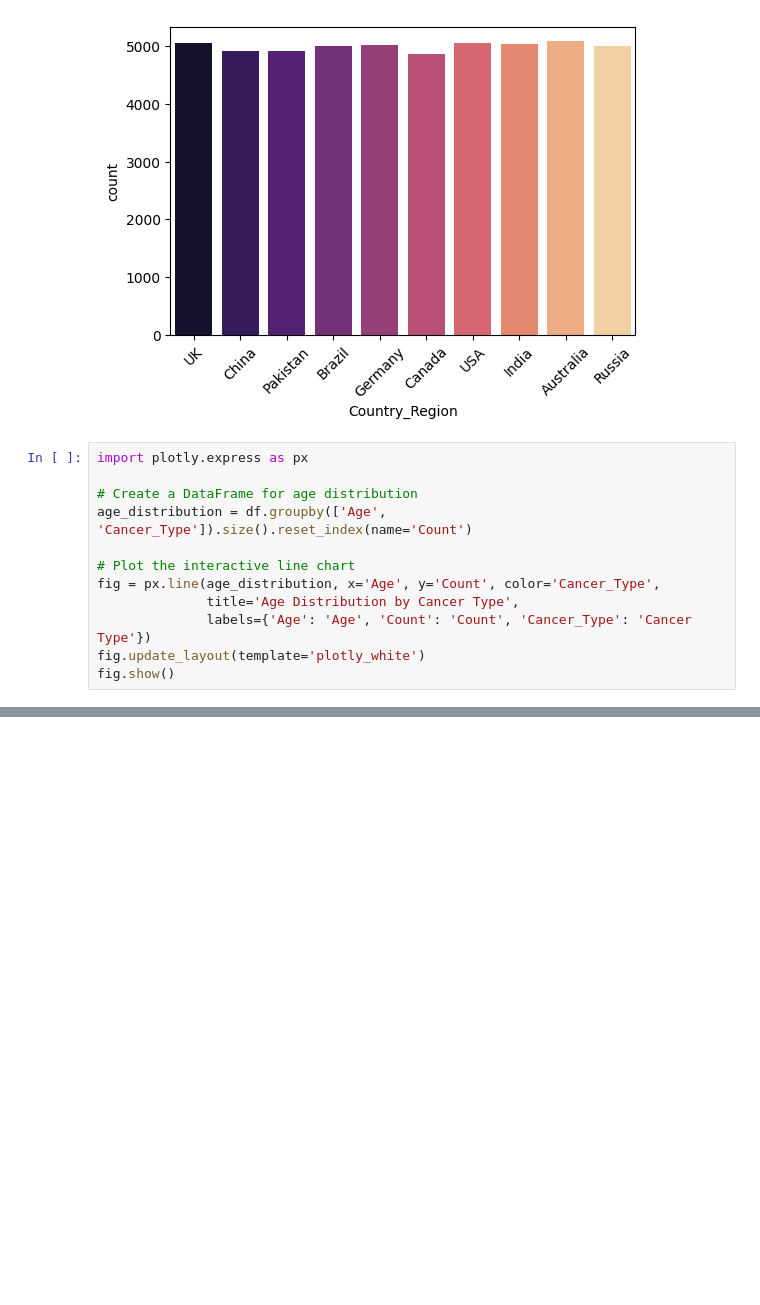
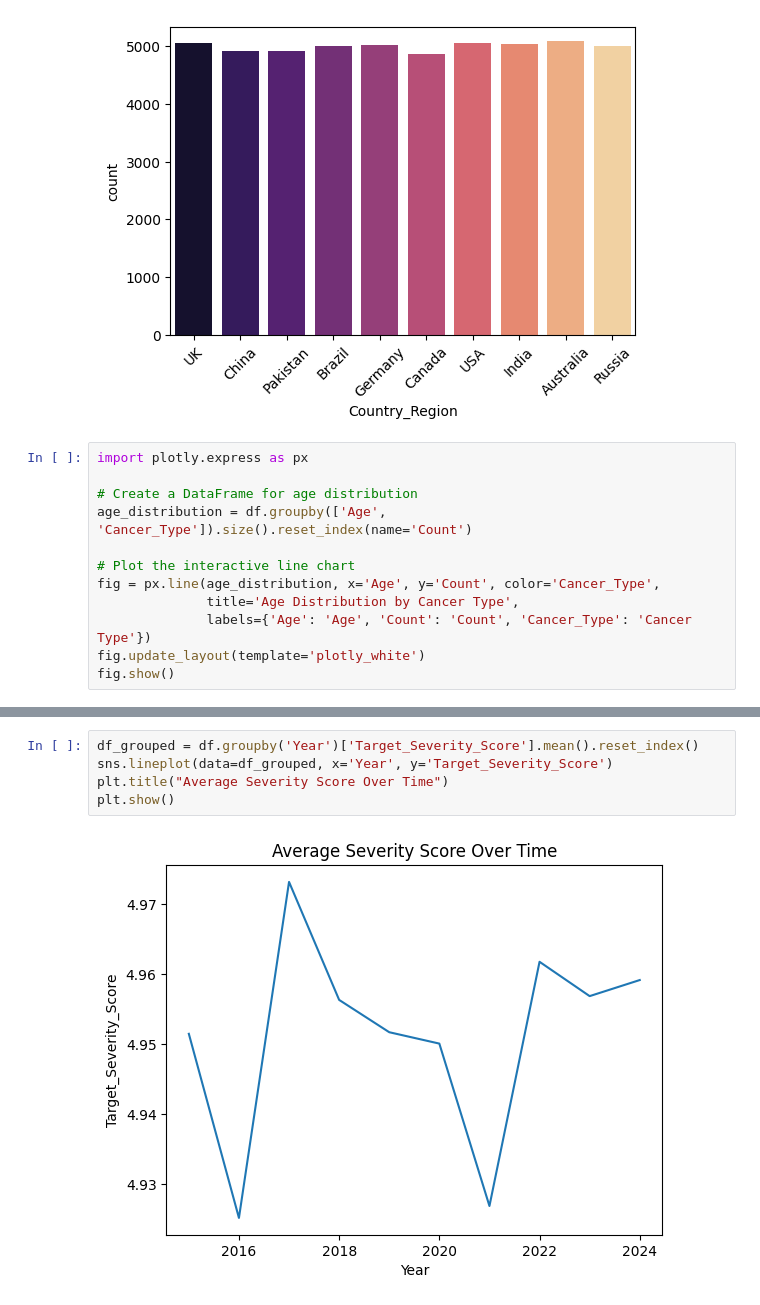
Before and after one commit to AaronProgramas/data-portfolio, a Jupyter notebook: projects/cancer analysis.ipynb, the cells around one changed output, grey strips where cells are left out. Saved outputs shown, nothing was run; the diff lists cells and outputs as text; blank space fills up the shorter version.

```diff
--- a/projects/cancer analysis.ipynb
+++ b/projects/cancer analysis.ipynb
@@ -109,0 +185,7 @@ fig.show()
+# %%
+df_grouped = df.groupby('Year')['Target_Severity_Score'].mean().reset_index()
+sns.lineplot(data=df_grouped, x='Year', y='Target_Severity_Score')
+plt.title("Average Severity Score Over Time")
+plt.show()
+# %% [output]
+[figure, added]
```
Also changed, not shown: parts of 8 cells of this notebook.
